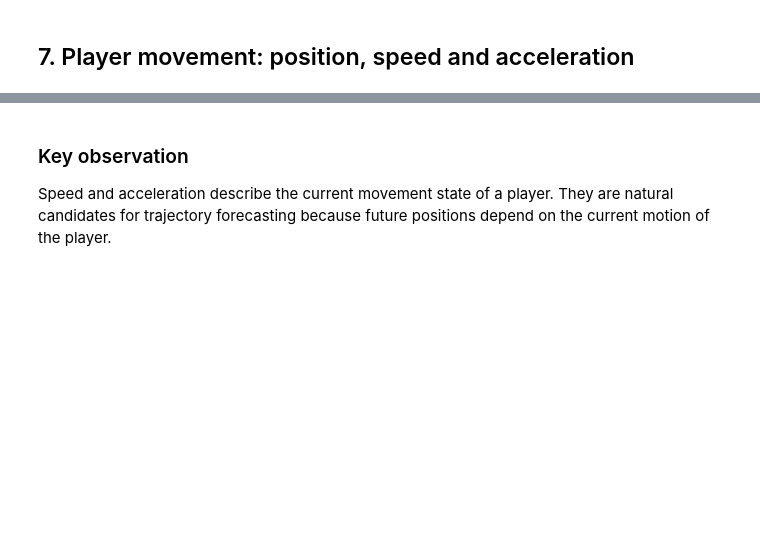
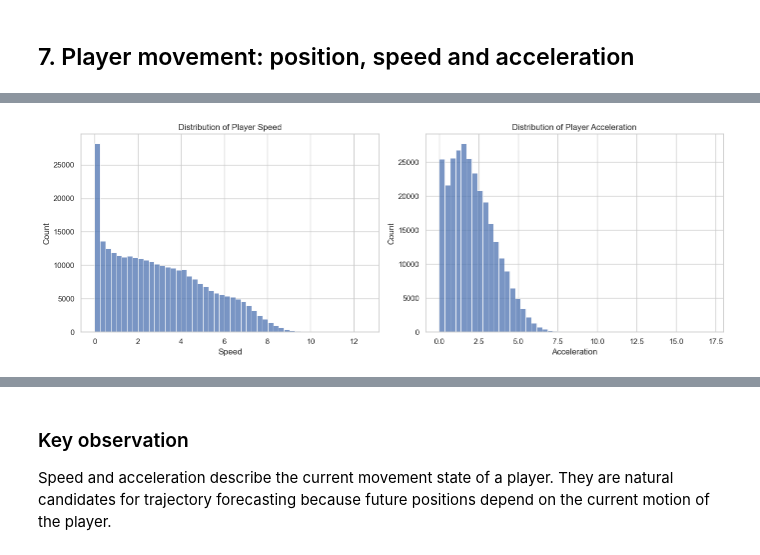
Before and after one commit to AceGiqMo/NFL-Big-Data-Bowl-2026, a Jupyter notebook: EDA.ipynb, the cells around one changed output, grey strips where cells are left out. Cells and saved outputs as stored; diff of their text form; code cells hidden in the pictures; blank space fills up the shorter version.

```diff
--- a/EDA.ipynb
+++ b/EDA.ipynb
@@ -251,18 +388,22 @@ display(movement_stats)
 # %%
 fig, axes = plt.subplots(1, 2, figsize=(14, 5))
 
 sns.histplot(data=input_data, x="s", bins=50, ax=axes[0])
 axes[0].set_title("Distribution of Player Speed")
 axes[0].set_xlabel("Speed")
 axes[0].set_ylabel("Count")
 
 sns.histplot(data=input_data, x="a", bins=50, ax=axes[1])
 axes[1].set_title("Distribution of Player Acceleration")
 axes[1].set_xlabel("Acceleration")
 axes[1].set_ylabel("Count")
 
 plt.tight_layout()
+plt.savefig('plot4.png', dpi=300, bbox_inches='tight')
+image_list.append('plot4.png')
 plt.show()
+# %% [output]
+[figure, added]
 # %%
 sample_size = min(30000, len(input_data))
 movement_sample = input_data.sample(sample_size, random_state=42)
```
Also changed, not shown: parts of 52 cells of this notebook, 13 other files.
